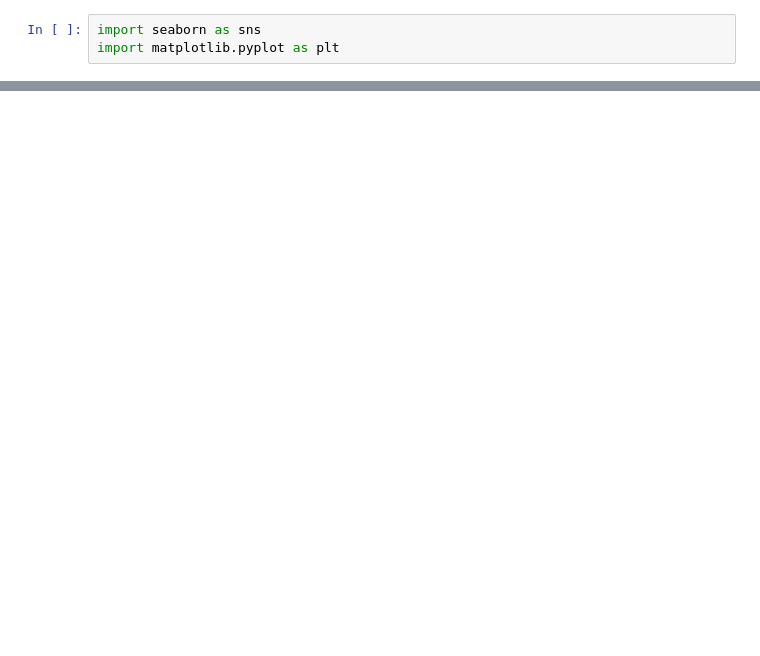
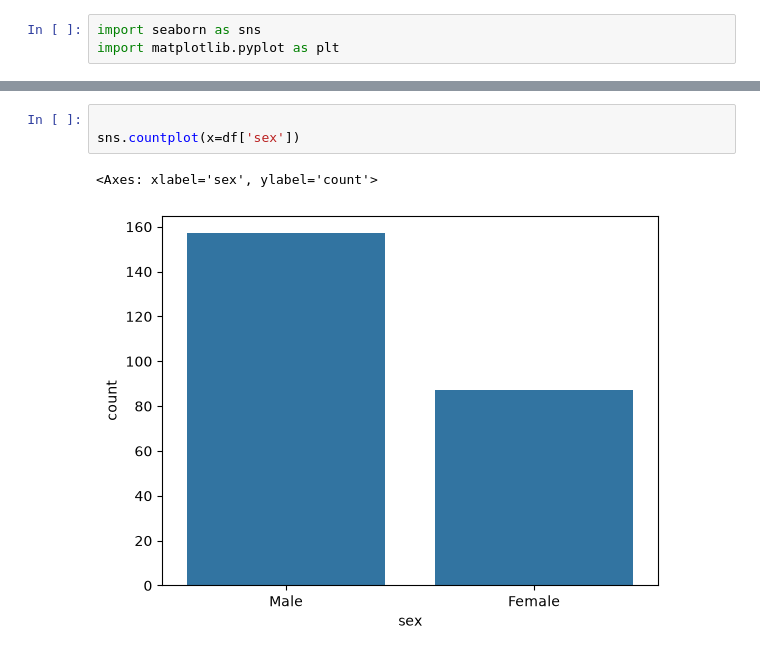
Before and after one commit to subhajit404/Data-Visulization, a Jupyter notebook: matplotlib.ipynb, the cells around one changed output, grey strips where cells are left out. Cells and saved outputs as stored; diff of their text form; blank space fills up the shorter version.

```diff
--- a/matplotlib.ipynb
+++ b/matplotlib.ipynb
@@ -189,0 +225,6 @@ import matplotlib.pyplot as plt
+# %%
+
+sns.countplot(x=df['sex'])
+# %% [output]
+<Axes: xlabel='sex', ylabel='count'>
+[figure, added]
```
Also changed, not shown: parts of 7 cells of this notebook.
